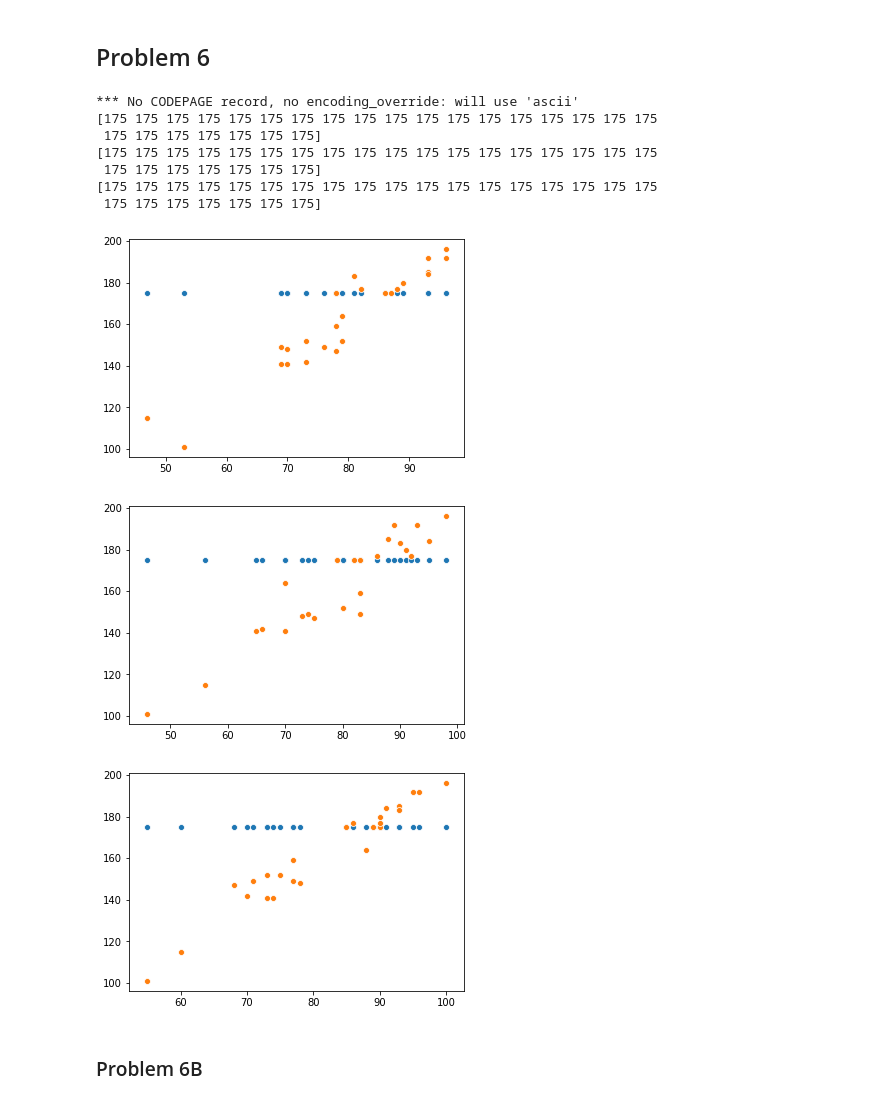
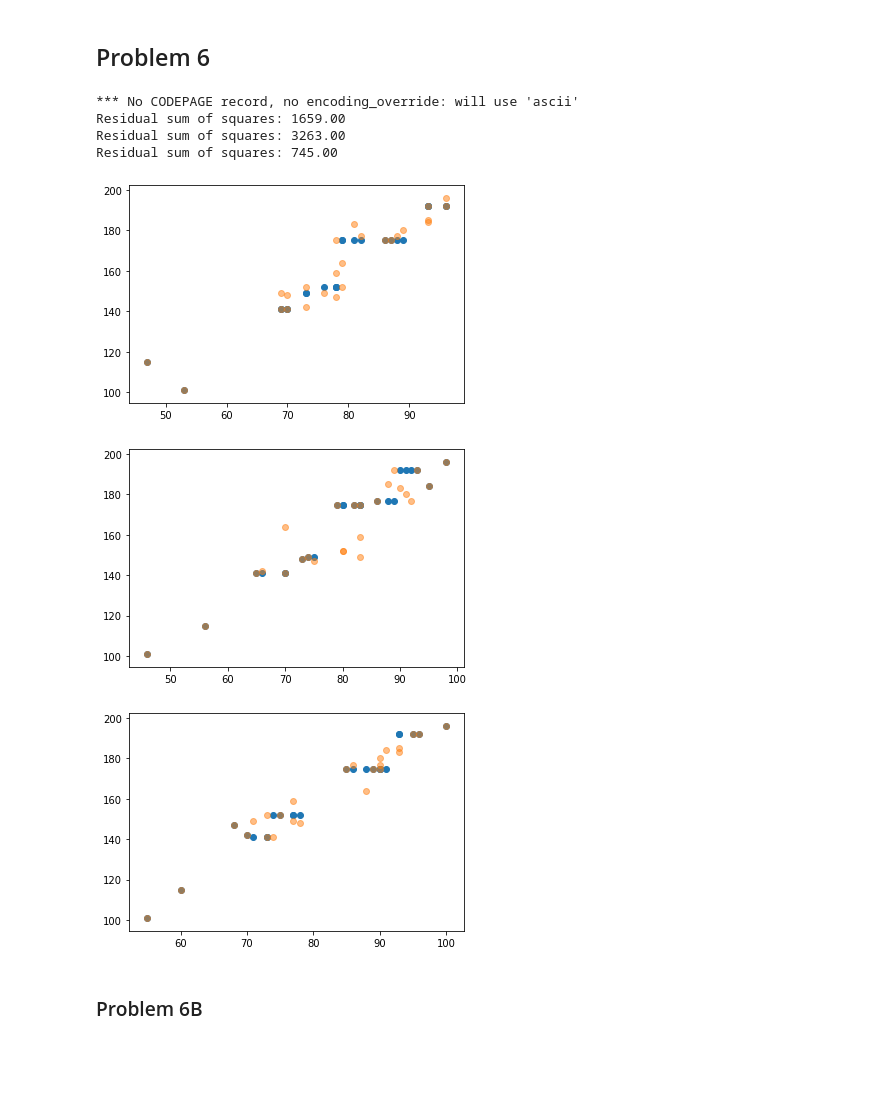
Before and after one commit to sdmoran/CS4342_HW4, a Jupyter notebook: Problem6.ipynb, the cells around one changed output. Saved outputs shown, nothing was run; the diff lists cells and outputs as text; code cells hidden in the pictures; blank space fills up the shorter version.

Commit message:
Added readme and reworked some plots on Problem 6

```diff
--- a/Problem6.ipynb
+++ b/Problem6.ipynb
@@ -13,34 +13,34 @@ from sklearn.linear_model import LogisticRegression
 # %%
 # Load data
 data = pandas.read_excel('data.xls')
 
 X1 = data.to_numpy()[:, 0].reshape(-1, 1)
 X2 = data.to_numpy()[:, 1].reshape(-1, 1)
 X3 = data.to_numpy()[:, 2].reshape(-1, 1)
 y = data.to_numpy()[:, 3]
 
 # Iterate through different X values and fit linear predictors based off of them
 for X in [X1, X2, X3]:
-    model = LogisticRegression()
+#     scaler = StandardScaler()
+#     scaler.fit(X)
+#     X = scaler.transform(X)
+    model = LogisticRegression(solver='lbfgs', multi_class='auto', dual=False, max_iter=2000)
     model.fit(X, y)
 
     y_predict = model.predict(X)
-    print(y_predict)
+    print("Residual sum of squares: %.2f"% ((y - y_predict) ** 2).sum())
 
     plt.figure()
-    sns.scatterplot(X[:, 0], y_predict)
-    sns.scatterplot(X[:, 0], y)
+    plt.scatter(X[:, 0], y_predict)
+    plt.scatter(X[:, 0], y, alpha=0.5)
 # %% [output]
 *** No CODEPAGE record, no encoding_override: will use 'ascii'
-[175 175 175 175 175 175 175 175 175 175 175 175 175 175 175 175 175 175
- 175 175 175 175 175 175 175]
-[175 175 175 175 175 175 175 175 175 175 175 175 175 175 175 175 175 175
- 175 175 175 175 175 175 175]
-[175 175 175 175 175 175 175 175 175 175 175 175 175 175 175 175 175 175
- 175 175 175 175 175 175 175]
+Residual sum of squares: 1659.00
+Residual sum of squares: 3263.00
+Residual sum of squares: 745.00
-[figure, old version]
+[figure, new version]
-[figure, old version]
+[figure, new version]
-[figure, old version]
+[figure, new version]
 # %% [markdown]
 ### Problem 6B
 # %%
```
Also changed, not shown: parts of 3 cells of this notebook, 3 other files.
